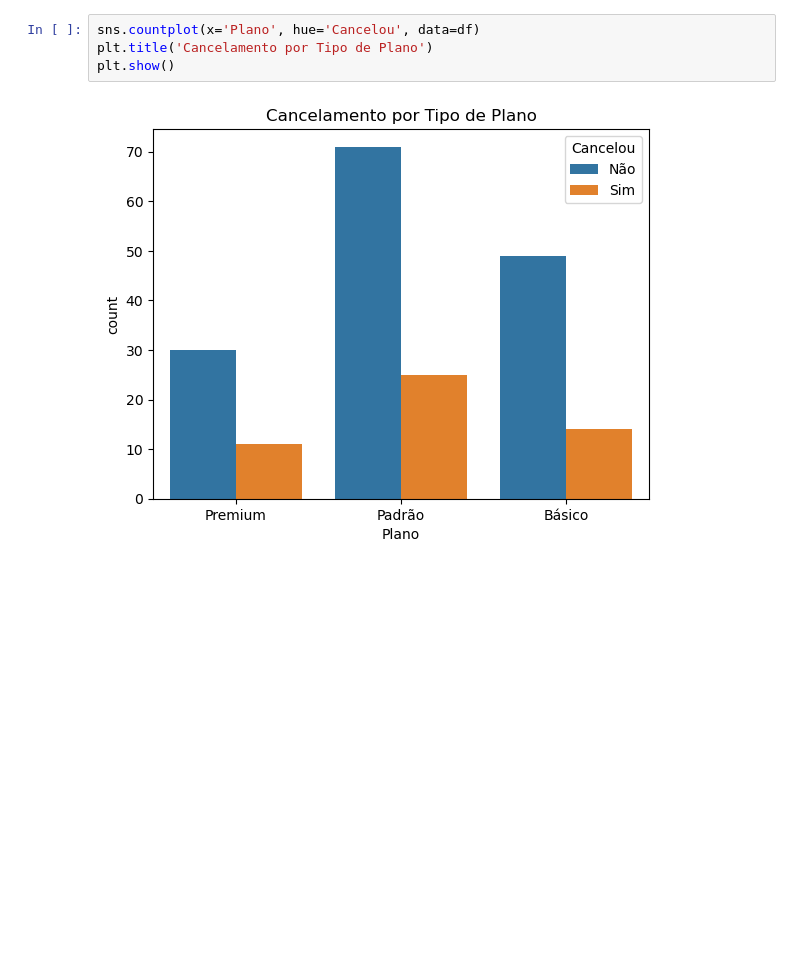
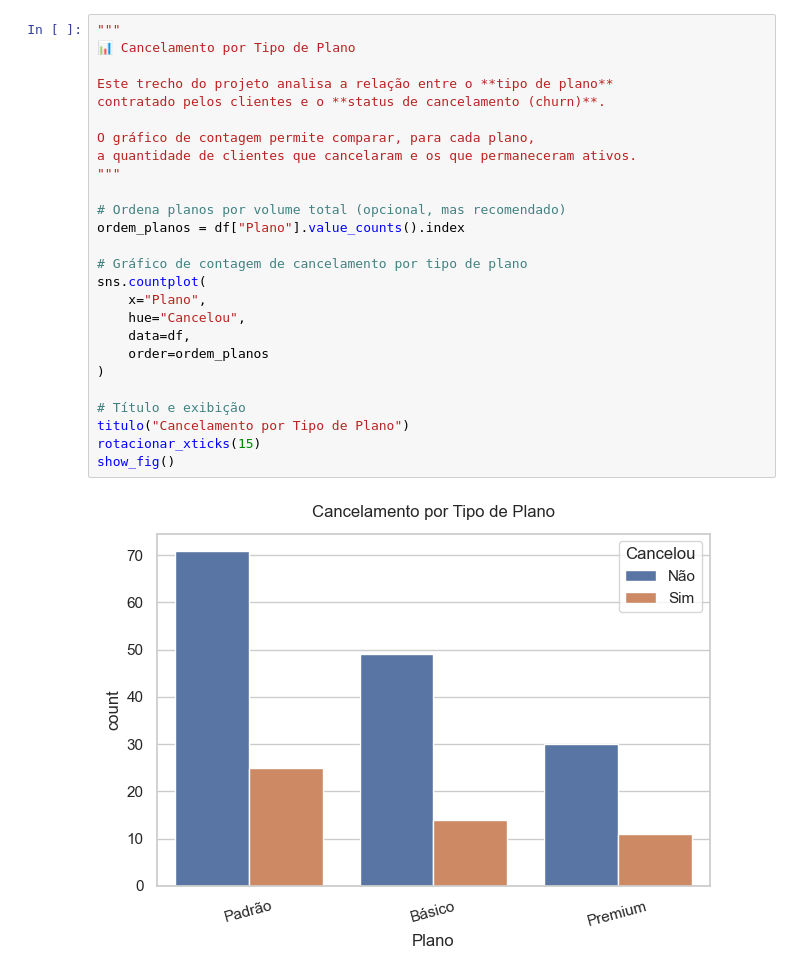
Before and after one commit to GabrielAlexandreSS/analise-churn-clientes, a Jupyter notebook: Analise-churn.ipynb, the cells around one changed output. Drawn from its saved outputs; the diff is of its cells as text; blank space fills up the shorter version.

```diff
--- a/Analise-churn.ipynb
+++ b/Analise-churn.ipynb
@@ -28,7 +117,29 @@ plt.show()
 # %%
-sns.countplot(x='Plano', hue='Cancelou', data=df)
-plt.title('Cancelamento por Tipo de Plano')
-plt.show()
+"""
+📊 Cancelamento por Tipo de Plano
+
+Este trecho do projeto analisa a relação entre o **tipo de plano**
+contratado pelos clientes e o **status de cancelamento (churn)**.
+
+O gráfico de contagem permite comparar, para cada plano,
+a quantidade de clientes que cancelaram e os que permaneceram ativos.
+"""
+
+# Ordena planos por volume total (opcional, mas recomendado)
+ordem_planos = df["Plano"].value_counts().index
+
+# Gráfico de contagem de cancelamento por tipo de plano
+sns.countplot(
+    x="Plano",
+    hue="Cancelou",
+    data=df,
+    order=ordem_planos
+)
+
+# Título e exibição
+titulo("Cancelamento por Tipo de Plano")
+rotacionar_xticks(15)
+show_fig()
 # %% [output]
-[figure, old version]
+[figure, new version]
 # %%
```
Also changed, not shown: parts of 9 cells of this notebook, 1 other file.
